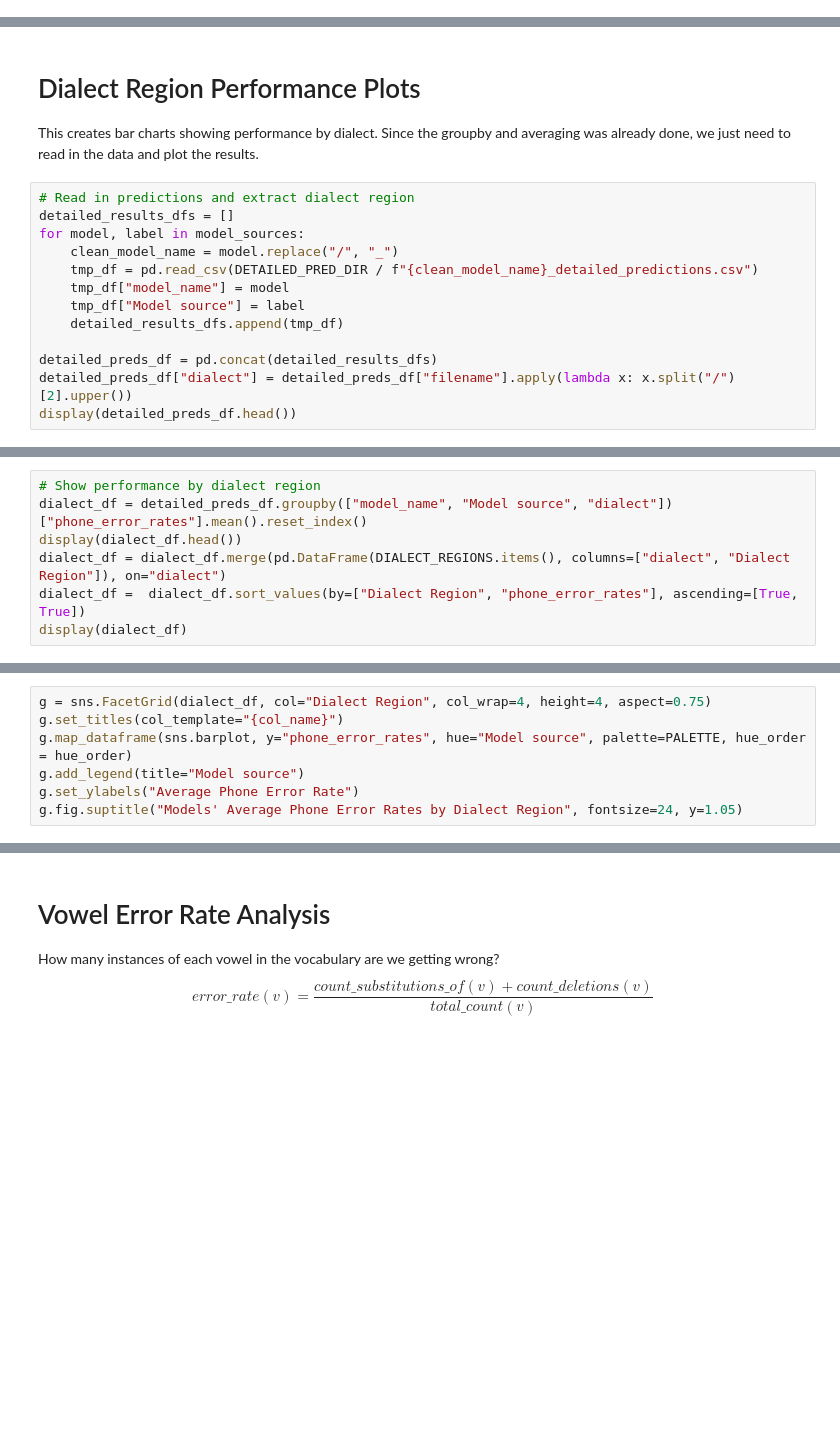
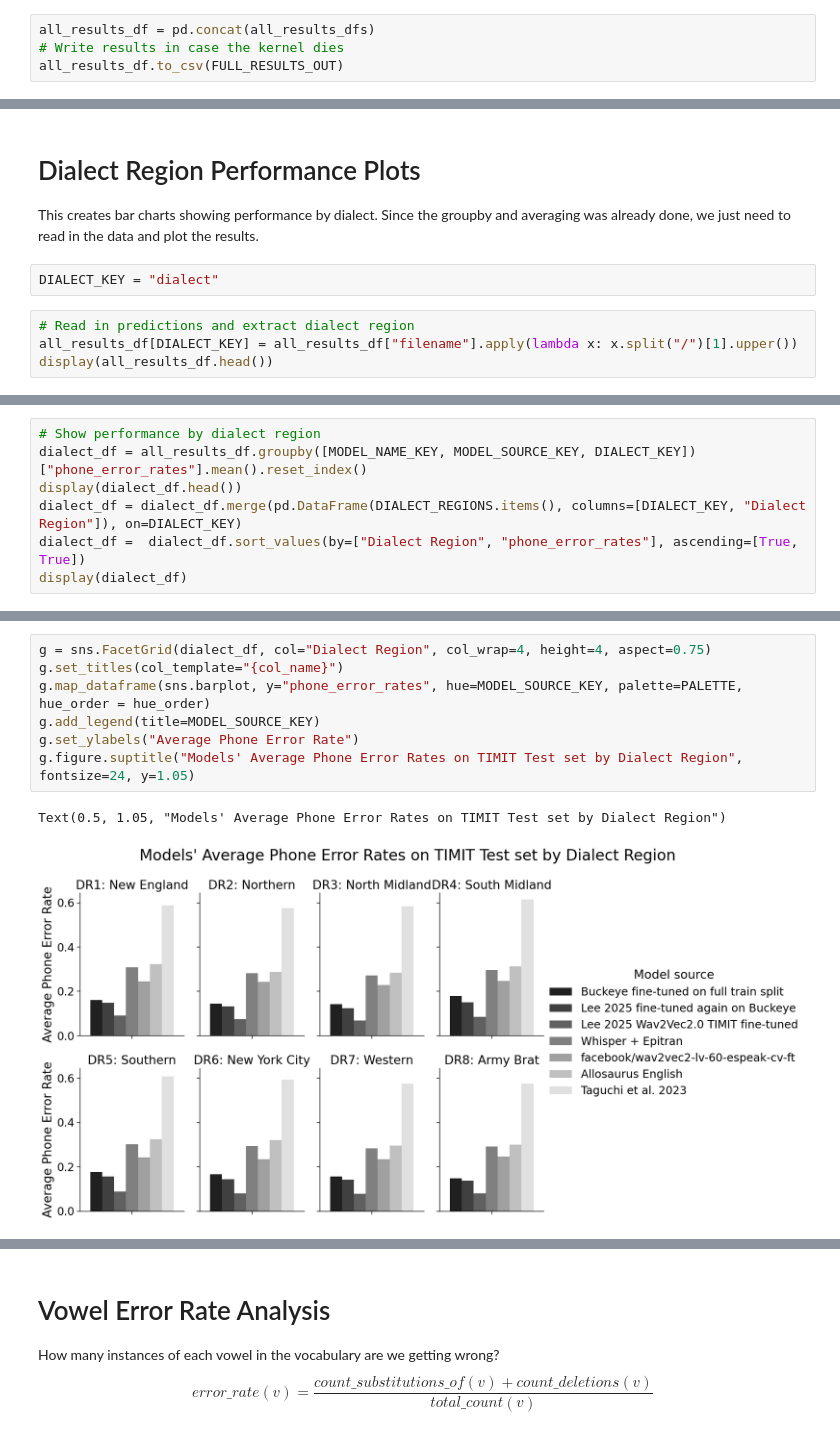
Before and after one commit to UMassCDS/wav2ipa, a Jupyter notebook: notebooks/amp_presentation/timit_evaluation_analysis_test_set_only_with_post_processing.ipynb, the cells around one changed output, grey strips where cells are left out. Saved outputs shown, nothing was run; the diff lists cells and outputs as text; blank space fills up the shorter version.

```diff
--- a/notebooks/amp_presentation/timit_evaluation_analysis_test_set_only_with_post_processing.ipynb
+++ b/notebooks/amp_presentation/timit_evaluation_analysis_test_set_only_with_post_processing.ipynb
@@ -118,0 +200,4 @@ print(timit_test_with_ipa[0][IPA_KEY])
+# %%
+all_results_df = pd.concat(all_results_dfs)
+# Write results in case the kernel dies
+all_results_df.to_csv(FULL_RESULTS_OUT)
@@ -119,17 +215,10 @@ print(timit_test_with_ipa[0][IPA_KEY])
 # %% [markdown]
 # Dialect Region Performance Plots
 This creates bar charts showing performance by dialect. Since the groupby and averaging was already done, we just need to read in the data and plot the results.
+# %%
+DIALECT_KEY = "dialect"
 # %%
 # Read in predictions and extract dialect region
-detailed_results_dfs = []
-for model, label in model_sources:
-    clean_model_name = model.replace("/", "_")
-    tmp_df = pd.read_csv(DETAILED_PRED_DIR / f"{clean_model_name}_detailed_predictions.csv")
-    tmp_df["model_name"] = model
-    tmp_df["Model source"] = label
-    detailed_results_dfs.append(tmp_df)
-
-detailed_preds_df = pd.concat(detailed_results_dfs)
-detailed_preds_df["dialect"] = detailed_preds_df["filename"].apply(lambda x: x.split("/")[2].upper())
-display(detailed_preds_df.head())
+all_results_df[DIALECT_KEY] = all_results_df["filename"].apply(lambda x: x.split("/")[1].upper())
+display(all_results_df.head())
 # %% [output]
@@ -137,7 +231,7 @@ NameError: name 'model_sources' is not defined
 # %%
 # Show performance by dialect region
-dialect_df = detailed_preds_df.groupby(["model_name", "Model source", "dialect"])["phone_error_rates"].mean().reset_index()
+dialect_df = all_results_df.groupby([MODEL_NAME_KEY, MODEL_SOURCE_KEY, DIALECT_KEY])["phone_error_rates"].mean().reset_index()
 display(dialect_df.head())
-dialect_df = dialect_df.merge(pd.DataFrame(DIALECT_REGIONS.items(), columns=["dialect", "Dialect Region"]), on="dialect")
+dialect_df = dialect_df.merge(pd.DataFrame(DIALECT_REGIONS.items(), columns=[DIALECT_KEY, "Dialect Region"]), on=DIALECT_KEY)
 dialect_df =  dialect_df.sort_values(by=["Dialect Region", "phone_error_rates"], ascending=[True, True])
 display(dialect_df)
@@ -144,9 +262,12 @@ display(dialect_df)
 # %%
 g = sns.FacetGrid(dialect_df, col="Dialect Region", col_wrap=4, height=4, aspect=0.75)
 g.set_titles(col_template="{col_name}")
-g.map_dataframe(sns.barplot, y="phone_error_rates", hue="Model source", palette=PALETTE, hue_order = hue_order)
-g.add_legend(title="Model source")
+g.map_dataframe(sns.barplot, y="phone_error_rates", hue=MODEL_SOURCE_KEY, palette=PALETTE, hue_order = hue_order)
+g.add_legend(title=MODEL_SOURCE_KEY)
 g.set_ylabels("Average Phone Error Rate")
-g.fig.suptitle("Models' Average Phone Error Rates by Dialect Region", fontsize=24, y=1.05)
+g.figure.suptitle("Models' Average Phone Error Rates on TIMIT Test set by Dialect Region", fontsize=24, y=1.05)
+# %% [output]
+Text(0.5, 1.05, "Models' Average Phone Error Rates on TIMIT Test set by Dialect Region")
+[figure, added]
 # %%
 # Dialect performance for just our model
```
Also changed, not shown: parts of 29 cells of this notebook, 3 other files.
